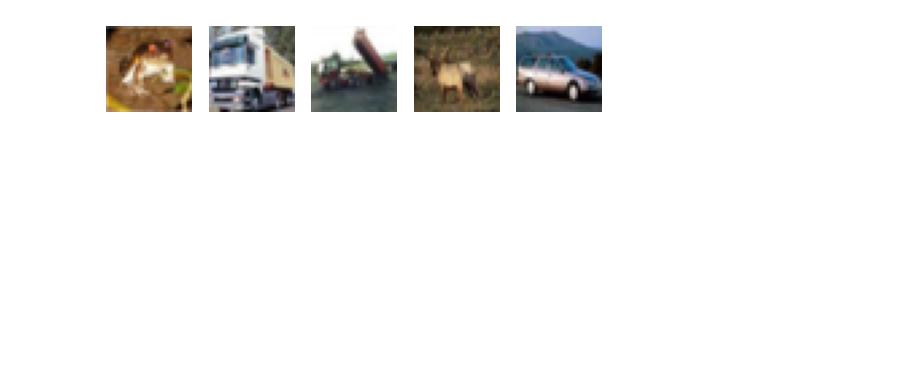
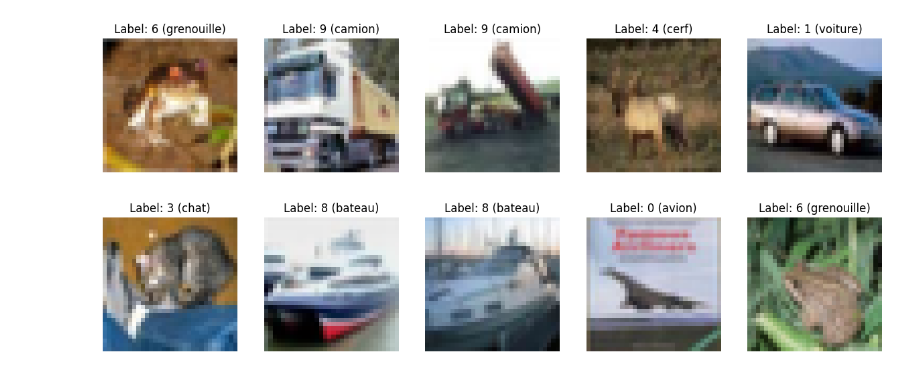
Before and after one commit to 6666mon/IA02-Projet, a Jupyter notebook: partie1.ipynb, the cells around one changed output. Drawn from its saved outputs; the diff is of its cells as text; code cells hidden in the pictures; blank space fills up the shorter version.

```diff
--- a/partie1.ipynb
+++ b/partie1.ipynb
@@ -26,22 +31,44 @@ from sklearn.metrics import classification_report, confusion_matrix
 # %%
+#Importation Dataset CIFAR-10
+#Obligatoire
+import tensorflow as tf
+
+(x_train_t, y_train_t), (x_test, y_test) = tf.keras.datasets.cifar10.load_data()
+
 #Split le data set en train et en validation (pour les CNN)
 
 N_train_t = np.shape(x_train_t)[0]
 N_train = round(0.8*N_train_t) # 80% pour le train et 20% pour la validation
 x_train,y_train = x_train_t[0:N_train],y_train_t[0:N_train]
 x_val,y_val = x_train_t[N_train:],y_train_t[N_train:]
 
+
 #Normalisation des images
 
 x_train, x_val, x_test = x_train / 255.0, x_val / 255.0, x_test / 255.0
 
-plt.figure
+
+cifar10_labels = ['avion', 'voiture', 'oiseau', 'chat', 'cerf', 'chien', 'grenouille', 'cheval', 'bateau', 'camion']
+
+plt.figure(figsize=(15,3))
 for i in range(5):
     plt.subplot(1,5,i+1)
-    plt.imshow(x_train[i],cmap='gray')
+    plt.imshow(x_train[i])
+    label_index = y_train[i][0] if isinstance(y_train[i], np.ndarray) else y_train[i]
+    plt.title(f"Label: {label_index} ({cifar10_labels[label_index]})")
     plt.axis('off')
 plt.show()
+
+plt.figure(figsize=(15,3))
+for i in range(5):
+    plt.subplot(1,5,i+1)
+    plt.imshow(x_test[i])
+    label_index = y_test[i][0] if isinstance(y_test[i], np.ndarray) else y_test[i]
+    plt.title(f"Label: {label_index} ({cifar10_labels[label_index]})")
+    plt.axis('off')
+plt.show()
 # %% [output]
-[figure, old version]
+[figure, new version]
+[figure, added]
 # %%
 #Algo de ML : Decision Tree
```
Also changed, not shown: parts of 17 cells of this notebook.
